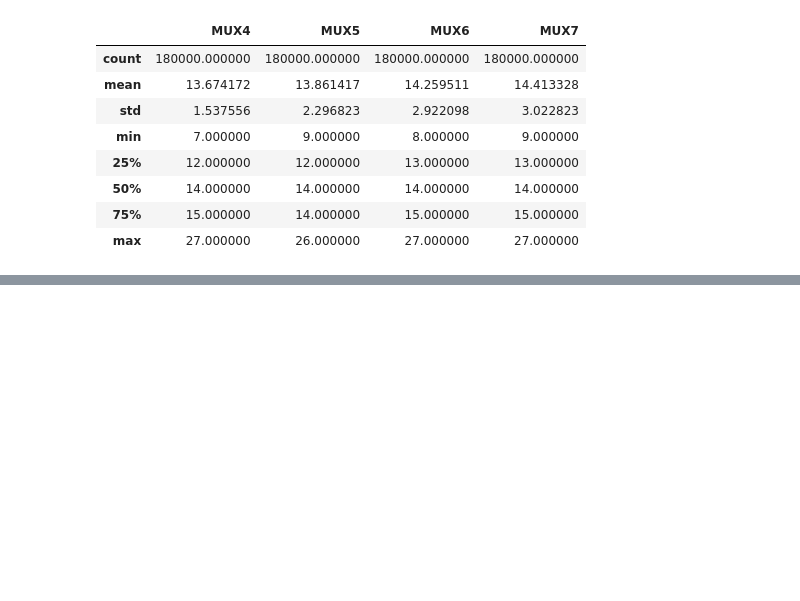
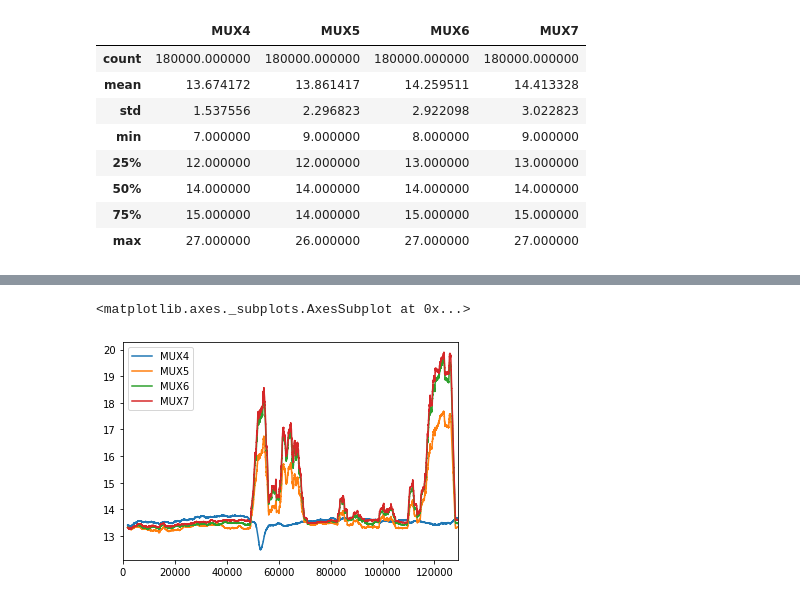
Before and after one commit to mygs/babilonia, a Jupyter notebook: research/mux-capacitive/moisture.ipynb, the cells around one changed output, grey strips where cells are left out. Cells and saved outputs as stored; diff of their text form; code cells hidden in the pictures; blank space fills up the shorter version.

```diff
--- a/research/mux-capacitive/moisture.ipynb
+++ b/research/mux-capacitive/moisture.ipynb
@@ -123,0 +165,10 @@ df2[['MUX4','MUX5','MUX6','MUX7']].describe()
+# %%
+# MUX4 -> none
+# MUX5 -> none
+# MUX6 -> none
+# MUX7 -> none
+
+df3[['MUX4','MUX5','MUX6','MUX7']].rolling(1800).mean().plot()
+# %% [output]
+<matplotlib.axes._subplots.AxesSubplot at 0x...>
+[figure, added]
```
Also changed, not shown: parts of 10 cells of this notebook, 1 other file.
